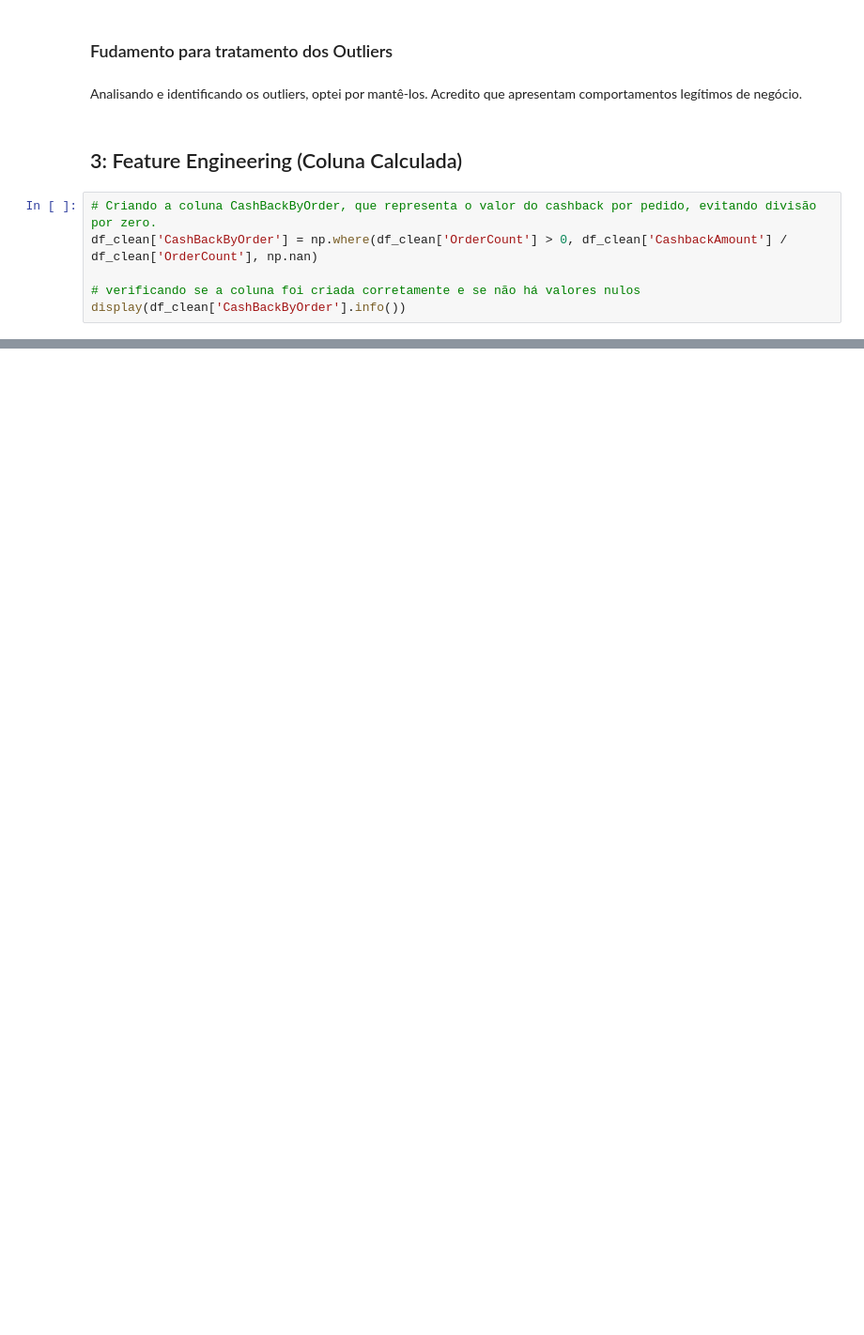
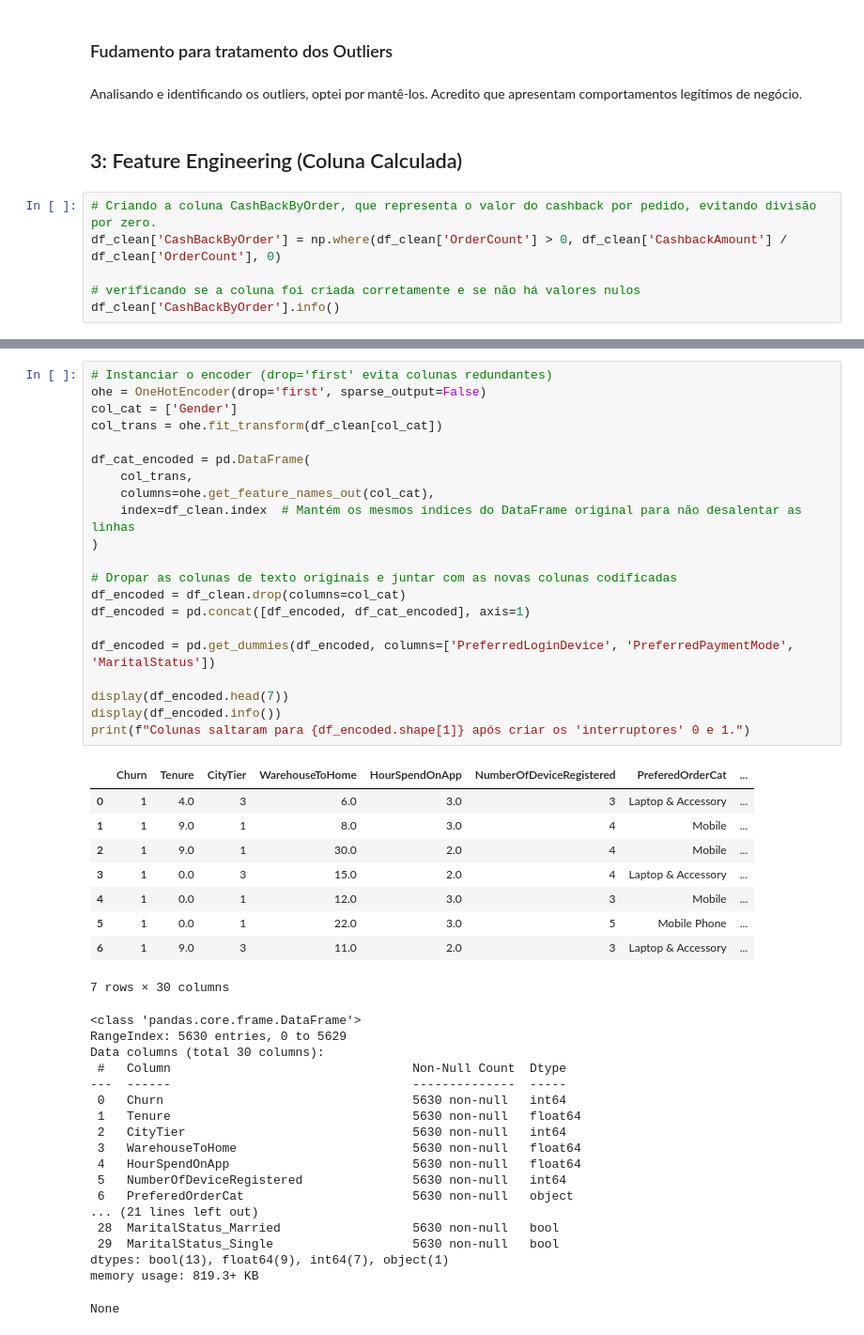
Before and after one commit to FeLazarotto/SCTEC-projeto-avaliativo-M1, a Jupyter notebook: SCTEC-projeto-avaliativo-M1.ipynb, the cells around one changed output, grey strips where cells are left out. Shown at 94% size. Drawn from its saved outputs; the diff is of its cells as text; blank space fills up the shorter version.

```diff
--- a/SCTEC-projeto-avaliativo-M1.ipynb
+++ b/SCTEC-projeto-avaliativo-M1.ipynb
@@ -332,10 +336,10 @@ Analisando e identificando os outliers, optei por mantê-los. Acredito que apres
 ## 3: Feature Engineering (Coluna Calculada)
 # %%
 # Criando a coluna CashBackByOrder, que representa o valor do cashback por pedido, evitando divisão por zero.
-df_clean['CashBackByOrder'] = np.where(df_clean['OrderCount'] > 0, df_clean['CashbackAmount'] / df_clean['OrderCount'], np.nan)
+df_clean['CashBackByOrder'] = np.where(df_clean['OrderCount'] > 0, df_clean['CashbackAmount'] / df_clean['OrderCount'], 0)
 
 # verificando se a coluna foi criada corretamente e se não há valores nulos
-display(df_clean['CashBackByOrder'].info())
+df_clean['CashBackByOrder'].info()
 # %% [output]
 <class 'pandas.core.series.Series'>
 RangeIndex: 5630 entries, 0 to 5629
@@ -348,0 +356,49 @@ None
+# %%
+# Instanciar o encoder (drop='first' evita colunas redundantes)
+ohe = OneHotEncoder(drop='first', sparse_output=False)
+col_cat = ['Gender']
+col_trans = ohe.fit_transform(df_clean[col_cat])
+
+df_cat_encoded = pd.DataFrame(
+    col_trans,
+    columns=ohe.get_feature_names_out(col_cat),
+    index=df_clean.index  # Mantém os mesmos índices do DataFrame original para não desalentar as linhas
+)
+
+# Dropar as colunas de texto originais e juntar com as novas colunas codificadas
+df_encoded = df_clean.drop(columns=col_cat)
+df_encoded = pd.concat([df_encoded, df_cat_encoded], axis=1)
+
+df_encoded = pd.get_dummies(df_encoded, columns=['PreferredLoginDevice', 'PreferredPaymentMode', 'MaritalStatus'])
+
+display(df_encoded.head(7))
+display(df_encoded.info())
+print(f"Colunas saltaram para {df_encoded.shape[1]} após criar os 'interruptores' 0 e 1.")
+# %% [output]
+|  | Churn | Tenure | CityTier | WarehouseToHome | HourSpendOnApp | NumberOfDeviceRegistered | PreferedOrderCat | ... |
+| 0 | 1 | 4.0 | 3 | 6.0 | 3.0 | 3 | Laptop & Accessory | ... |
+| 1 | 1 | 9.0 | 1 | 8.0 | 3.0 | 4 | Mobile | ... |
+| 2 | 1 | 9.0 | 1 | 30.0 | 2.0 | 4 | Mobile | ... |
+| 3 | 1 | 0.0 | 3 | 15.0 | 2.0 | 4 | Laptop & Accessory | ... |
+| 4 | 1 | 0.0 | 1 | 12.0 | 3.0 | 3 | Mobile | ... |
+| 5 | 1 | 0.0 | 1 | 22.0 | 3.0 | 5 | Mobile Phone | ... |
+| 6 | 1 | 9.0 | 3 | 11.0 | 2.0 | 3 | Laptop & Accessory | ... |
+7 rows × 30 columns
+<class 'pandas.core.frame.DataFrame'>
+RangeIndex: 5630 entries, 0 to 5629
+Data columns (total 30 columns):
+ #   Column                                 Non-Null Count  Dtype
+---  ------                                 --------------  -----
+ 0   Churn                                  5630 non-null   int64
+ 1   Tenure                                 5630 non-null   float64
+ 2   CityTier                               5630 non-null   int64
+ 3   WarehouseToHome                        5630 non-null   float64
+ 4   HourSpendOnApp                         5630 non-null   float64
+ 5   NumberOfDeviceRegistered               5630 non-null   int64
+ 6   PreferedOrderCat                       5630 non-null   object
+... (21 lines left out)
+ 28  MaritalStatus_Married                  5630 non-null   bool
+ 29  MaritalStatus_Single                   5630 non-null   bool
+dtypes: bool(13), float64(9), int64(7), object(1)
+memory usage: 819.3+ KB
+None
```
Also changed, not shown: parts of 12 cells of this notebook.
